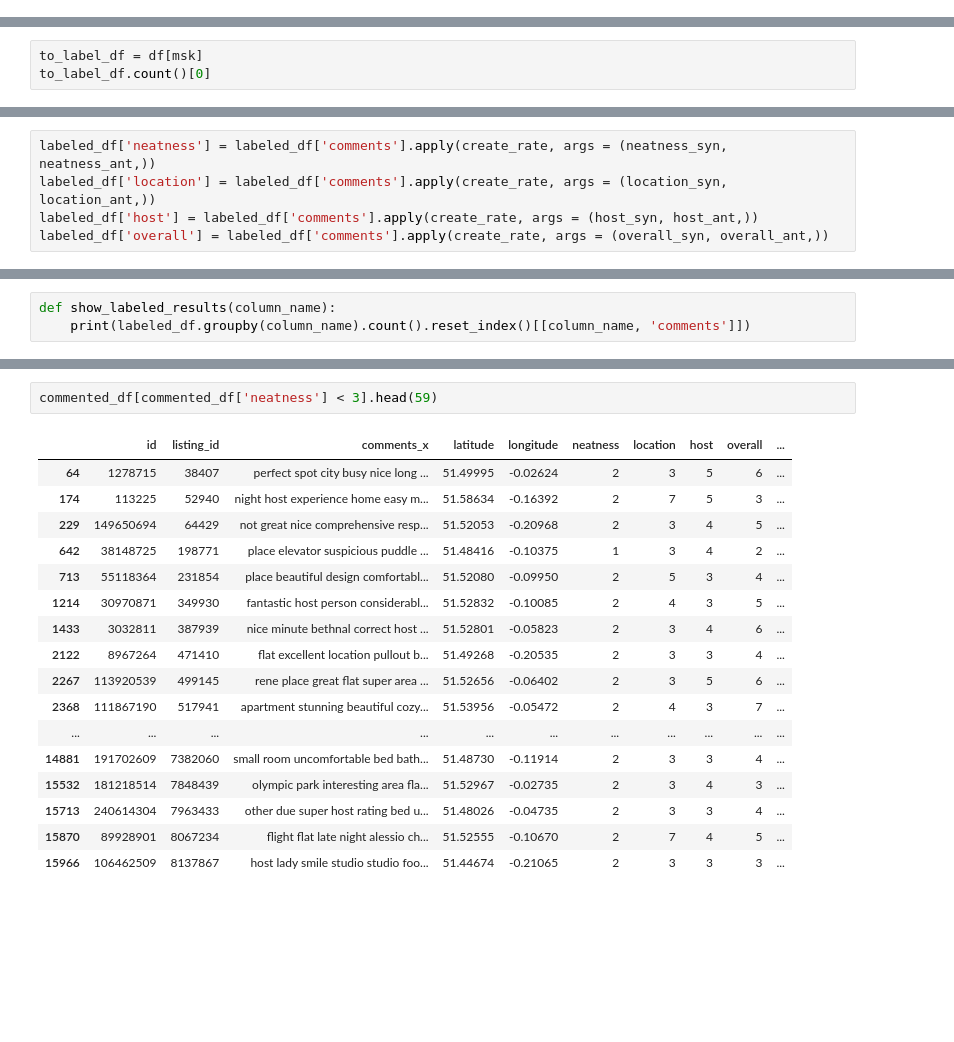
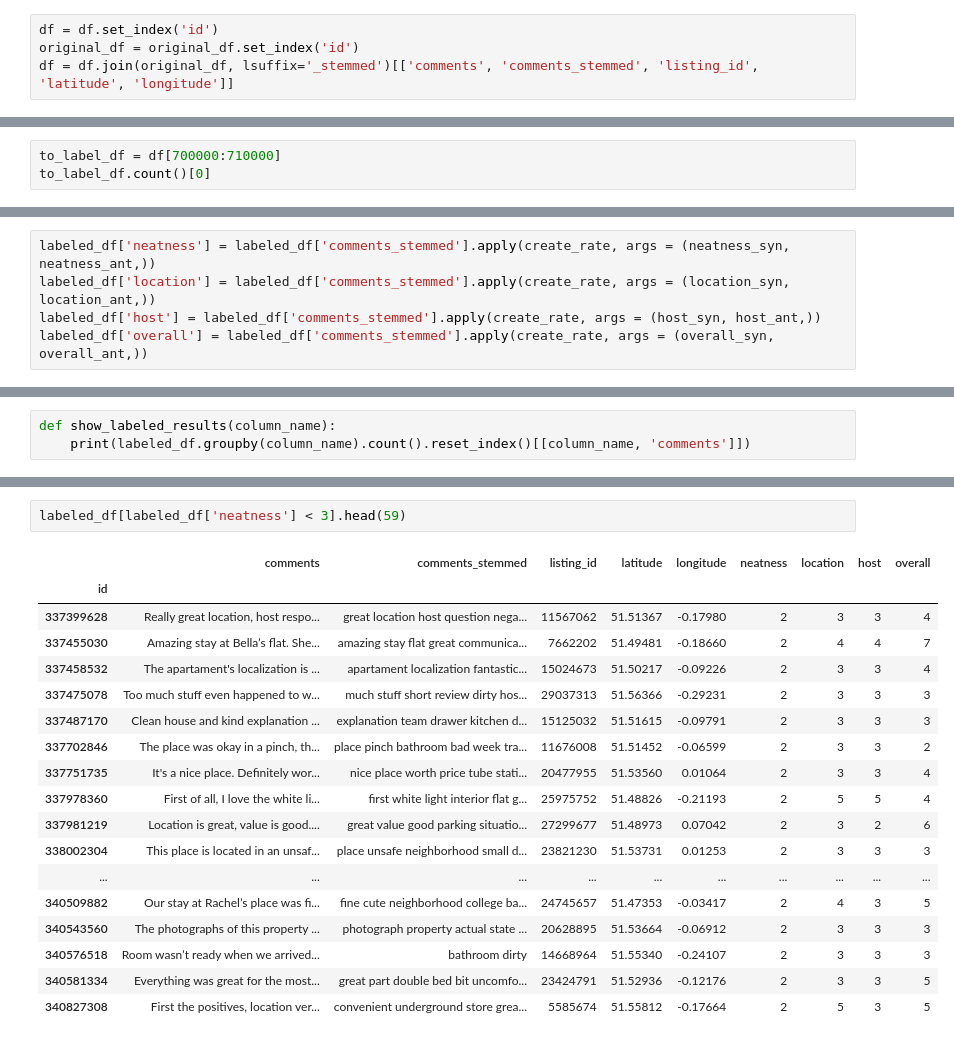
Before and after one commit to ficmichal/SemanticAnalysisOfAirbnbData, a Jupyter notebook: labelization.ipynb, the cells around one changed output, grey strips where cells are left out. Cells and saved outputs as stored; diff of their text form; blank space fills up the shorter version.

```diff
--- a/labelization.ipynb
+++ b/labelization.ipynb
@@ -15,6 +15,10 @@ df['comments'] = df['comments'].astype(str)
 original_df = pd.read_csv('reviews.csv')
 original_df = original_df[['id', 'comments']]
 original_df['comments'] = original_df['comments'].astype(str)
+# %%
+df = df.set_index('id')
+original_df = original_df.set_index('id')
+df = df.join(original_df, lsuffix='_stemmed')[['comments', 'comments_stemmed', 'listing_id', 'latitude', 'longitude']]
 # %%
 df.head()
 # %% [output]
@@ -126,4 +146,4 @@ msk = np.random.rand(len(df)) < msk_size
 # %%
-to_label_df = df[msk]
+to_label_df = df[700000:710000]
 to_label_df.count()[0]
 # %% [output]
@@ -170,10 +191,10 @@ def create_rate(comment, label_synonyms, label_antonyms):
 # %%
 labeled_df = to_label_df.copy()
 # %%
-labeled_df['neatness'] = labeled_df['comments'].apply(create_rate, args = (neatness_syn, neatness_ant,))
-labeled_df['location'] = labeled_df['comments'].apply(create_rate, args = (location_syn, location_ant,))
-labeled_df['host'] = labeled_df['comments'].apply(create_rate, args = (host_syn, host_ant,))
-labeled_df['overall'] = labeled_df['comments'].apply(create_rate, args = (overall_syn, overall_ant,))
+labeled_df['neatness'] = labeled_df['comments_stemmed'].apply(create_rate, args = (neatness_syn, neatness_ant,))
+labeled_df['location'] = labeled_df['comments_stemmed'].apply(create_rate, args = (location_syn, location_ant,))
+labeled_df['host'] = labeled_df['comments_stemmed'].apply(create_rate, args = (host_syn, host_ant,))
+labeled_df['overall'] = labeled_df['comments_stemmed'].apply(create_rate, args = (overall_syn, overall_ant,))
 # %%
 labeled_df.head(20)
 # %% [output]
@@ -249,21 +247,22 @@ commented_df.head(25)
 # %%
-commented_df[commented_df['neatness'] < 3].head(59)
+labeled_df[labeled_df['neatness'] < 3].head(59)
 # %% [output]
-|  | id | listing_id | comments_x | latitude | longitude | neatness | location | host | overall | ... |
-| 64 | 1278715 | 38407 | perfect spot city busy nice long ... | 51.49995 | -0.02624 | 2 | 3 | 5 | 6 | ... |
-| 174 | 113225 | 52940 | night host experience home easy m... | 51.58634 | -0.16392 | 2 | 7 | 5 | 3 | ... |
-| 229 | 149650694 | 64429 | not great nice comprehensive resp... | 51.52053 | -0.20968 | 2 | 3 | 4 | 5 | ... |
-| 642 | 38148725 | 198771 | place elevator suspicious puddle ... | 51.48416 | -0.10375 | 1 | 3 | 4 | 2 | ... |
-| 713 | 55118364 | 231854 | place beautiful design comfortabl... | 51.52080 | -0.09950 | 2 | 5 | 3 | 4 | ... |
-| 1214 | 30970871 | 349930 | fantastic host person considerabl... | 51.52832 | -0.10085 | 2 | 4 | 3 | 5 | ... |
-| 1433 | 3032811 | 387939 | nice minute bethnal correct host ... | 51.52801 | -0.05823 | 2 | 3 | 4 | 6 | ... |
-| 2122 | 8967264 | 471410 | flat excellent location pullout b... | 51.49268 | -0.20535 | 2 | 3 | 3 | 4 | ... |
-| 2267 | 113920539 | 499145 | rene place great flat super area ... | 51.52656 | -0.06402 | 2 | 3 | 5 | 6 | ... |
-| 2368 | 111867190 | 517941 | apartment stunning beautiful cozy... | 51.53956 | -0.05472 | 2 | 4 | 3 | 7 | ... |
-| ... | ... | ... | ... | ... | ... | ... | ... | ... | ... | ... |
-| 14881 | 191702609 | 7382060 | small room uncomfortable bed bath... | 51.48730 | -0.11914 | 2 | 3 | 3 | 4 | ... |
-| 15532 | 181218514 | 7848439 | olympic park interesting area fla... | 51.52967 | -0.02735 | 2 | 3 | 4 | 3 | ... |
-| 15713 | 240614304 | 7963433 | other due super host rating bed u... | 51.48026 | -0.04735 | 2 | 3 | 3 | 4 | ... |
-| 15870 | 89928901 | 8067234 | flight flat late night alessio ch... | 51.52555 | -0.10670 | 2 | 7 | 4 | 5 | ... |
-| 15966 | 106462509 | 8137867 | host lady smile studio studio foo... | 51.44674 | -0.21065 | 2 | 3 | 3 | 3 | ... |
+|  | comments | comments_stemmed | listing_id | latitude | longitude | neatness | location | host | overall |
+| id |  |  |  |  |  |  |  |  |  |
+| 337399628 | Really great location, host respo... | great location host question nega... | 11567062 | 51.51367 | -0.17980 | 2 | 3 | 3 | 4 |
+| 337455030 | Amazing stay at Bella’s flat. She... | amazing stay flat great communica... | 7662202 | 51.49481 | -0.18660 | 2 | 4 | 4 | 7 |
+| 337458532 | The apartament's localization is ... | apartament localization fantastic... | 15024673 | 51.50217 | -0.09226 | 2 | 3 | 3 | 4 |
+| 337475078 | Too much stuff even happened to w... | much stuff short review dirty hos... | 29037313 | 51.56366 | -0.29231 | 2 | 3 | 3 | 3 |
+| 337487170 | Clean house and kind explanation ... | explanation team drawer kitchen d... | 15125032 | 51.51615 | -0.09791 | 2 | 3 | 3 | 3 |
+| 337702846 | The place was okay in a pinch, th... | place pinch bathroom bad week tra... | 11676008 | 51.51452 | -0.06599 | 2 | 3 | 3 | 2 |
+| 337751735 | It's a nice place. Definitely wor... | nice place worth price tube stati... | 20477955 | 51.53560 | 0.01064 | 2 | 3 | 3 | 4 |
+| 337978360 | First of all, I love the white li... | first white light interior flat g... | 25975752 | 51.48826 | -0.21193 | 2 | 5 | 5 | 4 |
+| 337981219 | Location is great, value is good.... | great value good parking situatio... | 27299677 | 51.48973 | 0.07042 | 2 | 3 | 2 | 6 |
+| 338002304 | This place is located in an unsaf... | place unsafe neighborhood small d... | 23821230 | 51.53731 | 0.01253 | 2 | 3 | 3 | 3 |
+| ... | ... | ... | ... | ... | ... | ... | ... | ... | ... |
+| 340509882 | Our stay at Rachel’s place was fi... | fine cute neighborhood college ba... | 24745657 | 51.47353 | -0.03417 | 2 | 4 | 3 | 5 |
+| 340543560 | The photographs of this property ... | photograph property actual state ... | 20628895 | 51.53664 | -0.06912 | 2 | 3 | 3 | 3 |
+| 340576518 | Room wasn’t ready when we arrived... | bathroom dirty | 14668964 | 51.55340 | -0.24107 | 2 | 3 | 3 | 3 |
+| 340581334 | Everything was great for the most... | great part double bed bit uncomfo... | 23424791 | 51.52936 | -0.12176 | 2 | 3 | 3 | 5 |
+| 340827308 | First the positives, location ver... | convenient underground store grea... | 5585674 | 51.55812 | -0.17664 | 2 | 5 | 3 | 5 |
 # %%
```
Also changed, not shown: parts of 28 cells of this notebook, 1 other file.
